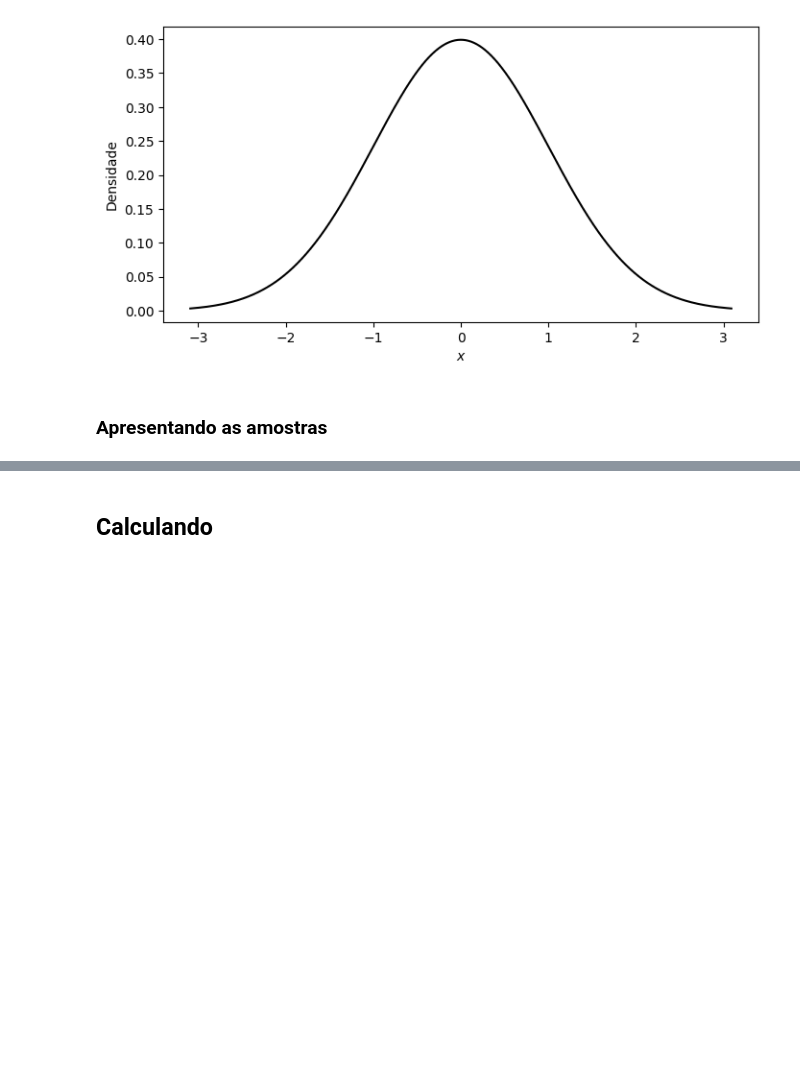
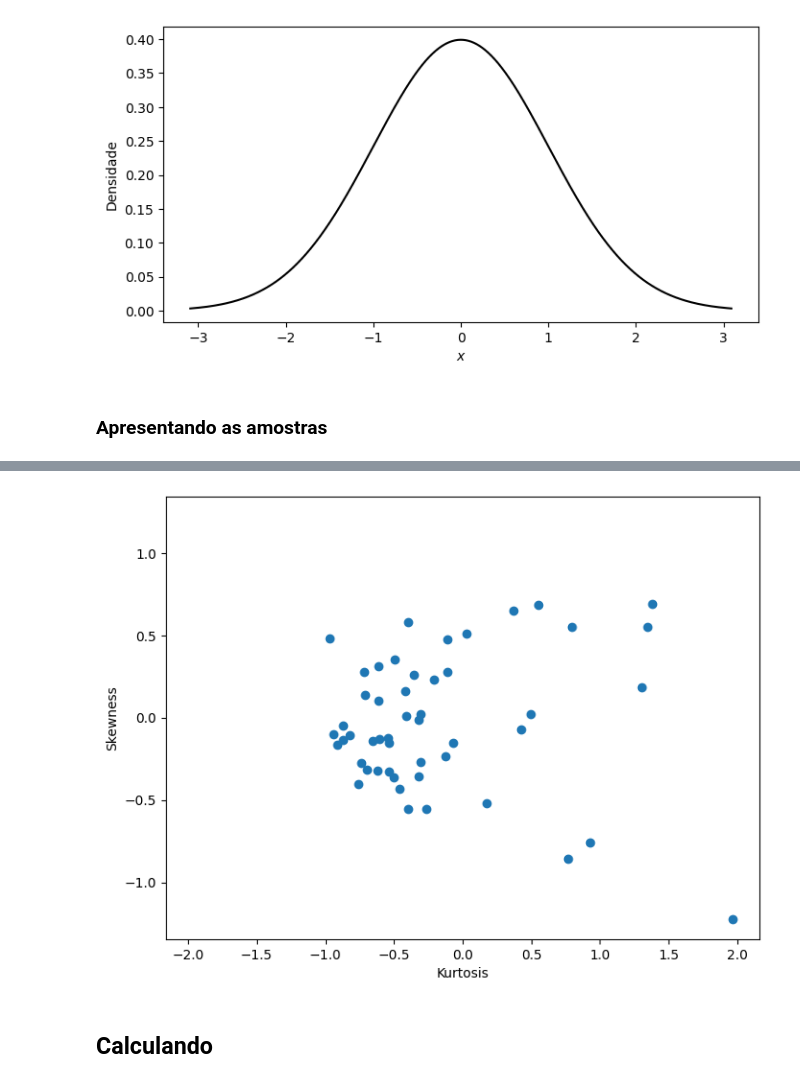
Before and after one commit to andersonmdcanteli/val-metodos-analiticos, a Jupyter notebook: important-tests/normality/comp-normality-tests.ipynb, the cells around one changed output, grey strips where cells are left out. Saved outputs shown, nothing was run; the diff lists cells and outputs as text; code cells hidden in the pictures; blank space fills up the shorter version.

```diff
--- a/important-tests/normality/comp-normality-tests.ipynb
+++ b/important-tests/normality/comp-normality-tests.ipynb
@@ -444,3 +491,19 @@ plt.show()
+# %%
+plt.figure(figsize=(8,6))
+plt.scatter(data_kurtosis, data_skew)
+
+x_lim = 1.1*np.max(np.abs(data_kurtosis))
+plt.xlim(-1*x_lim, x_lim)
+
+y_lim = 1.1*np.max(np.abs(data_skew))
+plt.ylim(-1*y_lim, y_lim)
+
+
+plt.xlabel("Kurtosis")
+plt.ylabel("Skewness")
+plt.show()
+# %% [output]
+[figure, added]
 # %% [markdown]
 ## Calculando
 # %%
```
Also changed, not shown: parts of 7 cells of this notebook.
